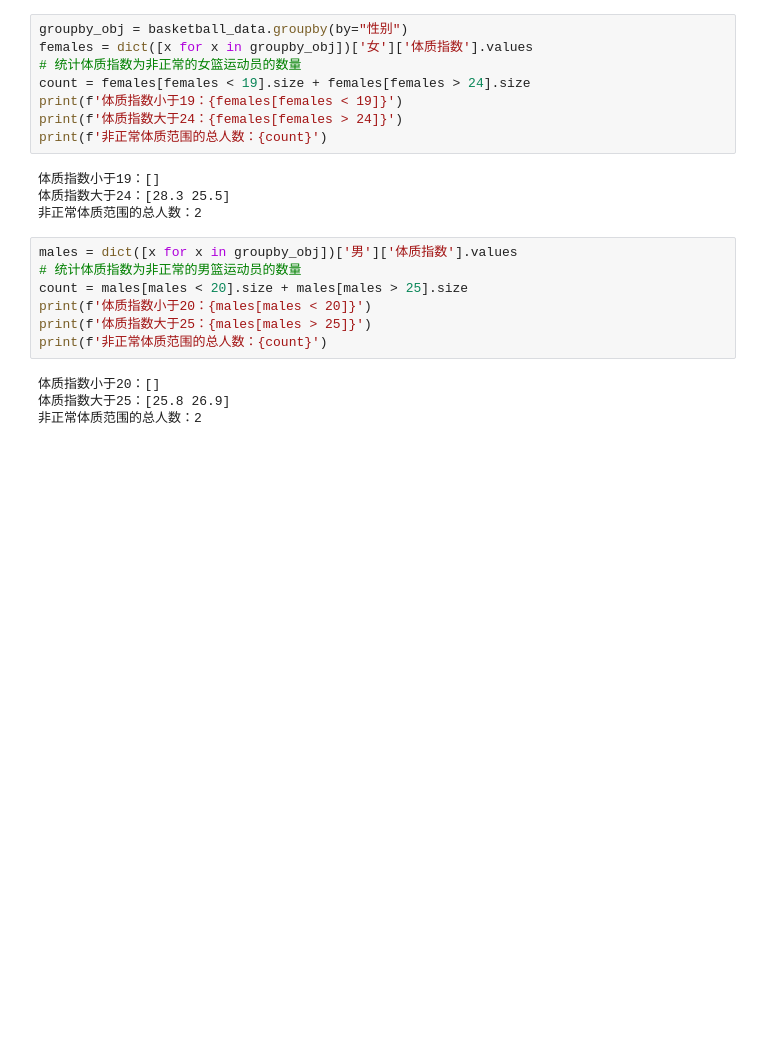
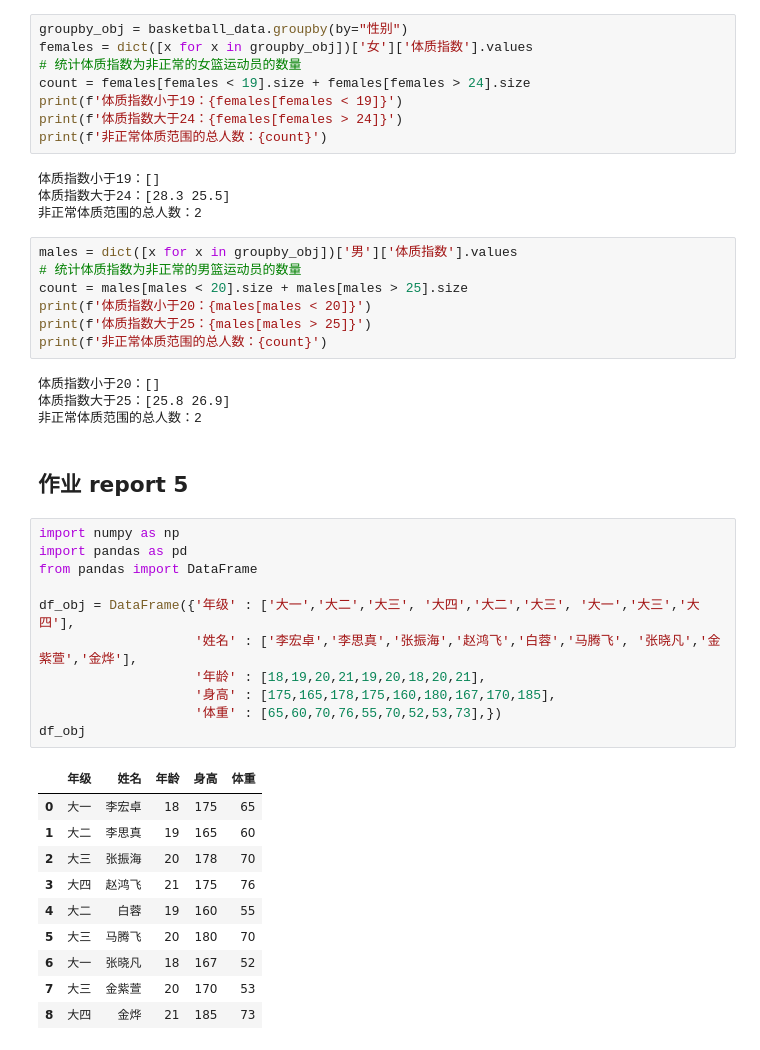
Before and after one commit to ironwaste/data_analyse, a Jupyter notebook: ipynb/第5章-数据聚合和分组运算.ipynb, the cells around one changed output. Cells and saved outputs as stored; diff of their text form; blank space fills up the shorter version.

Commit message:
report5 is completed

```diff
--- a/ipynb/第5章-数据聚合和分组运算.ipynb
+++ b/ipynb/第5章-数据聚合和分组运算.ipynb
@@ -830,3 +831,27 @@ print(f'非正常体质范围的总人数：{count}')
 体质指数小于20：[]
 体质指数大于25：[25.8 26.9]
 非正常体质范围的总人数：2
+# %% [markdown]
+## 作业 report 5
+# %%
+import numpy as np
+import pandas as pd
+from pandas import DataFrame
+
+df_obj = DataFrame({'年级' : ['大一','大二','大三', '大四','大二','大三', '大一','大三','大四'],
+                    '姓名' : ['李宏卓','李思真','张振海','赵鸿飞','白蓉','马腾飞', '张晓凡','金紫萱','金烨'],
+                    '年龄' : [18,19,20,21,19,20,18,20,21],
+                    '身高' : [175,165,178,175,160,180,167,170,185],
+                    '体重' : [65,60,70,76,55,70,52,53,73],})
+df_obj
+# %% [output]
+|  | 年级 | 姓名 | 年龄 | 身高 | 体重 |
+| 0 | 大一 | 李宏卓 | 18 | 175 | 65 |
+| 1 | 大二 | 李思真 | 19 | 165 | 60 |
+| 2 | 大三 | 张振海 | 20 | 178 | 70 |
+| 3 | 大四 | 赵鸿飞 | 21 | 175 | 76 |
+| 4 | 大二 | 白蓉 | 19 | 160 | 55 |
+| 5 | 大三 | 马腾飞 | 20 | 180 | 70 |
+| 6 | 大一 | 张晓凡 | 18 | 167 | 52 |
+| 7 | 大三 | 金紫萱 | 20 | 170 | 53 |
+| 8 | 大四 | 金烨 | 21 | 185 | 73 |
```
Also changed, not shown: parts of 5 cells of this notebook, 5 other files.
